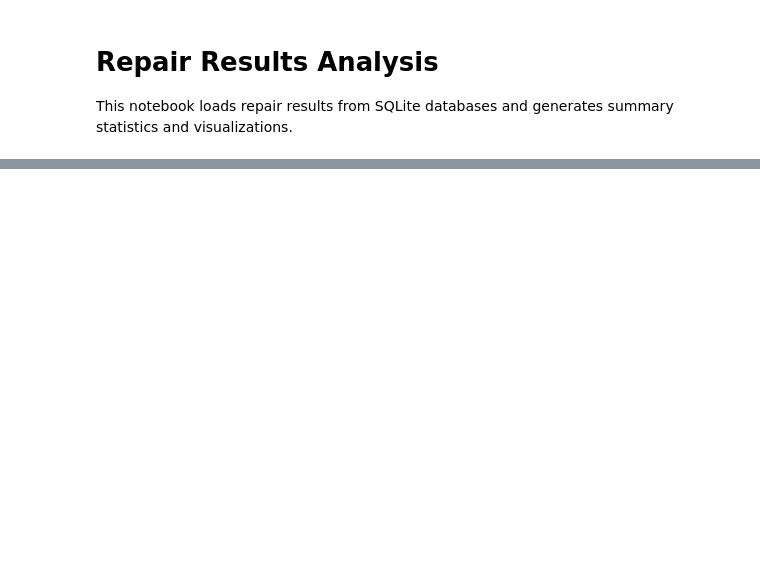
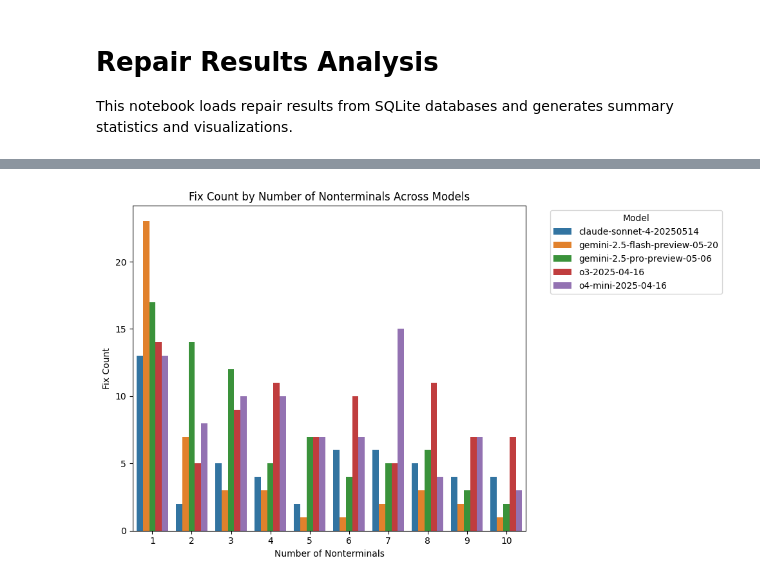
Before and after one commit to Jacksadventure/Grammar_bench, a Jupyter notebook: repair_results_analysis.ipynb, the cells around one changed output, grey strips where cells are left out. Cells and saved outputs as stored; diff of their text form; code cells hidden in the pictures; blank space fills up the shorter version.

```diff
--- a/repair_results_analysis.ipynb
+++ b/repair_results_analysis.ipynb
@@ -119,0 +99,24 @@ The `ci` parameter is deprecated. Use `errorbar='sd'` for the same effect.
+# %%
+# Bar plot of fix counts by number of nonterminals across all models
+records = []
+for db_path in sources_dbs:
+    model = os.path.basename(db_path).removeprefix('repair_results_').removesuffix('_targets.db').split('_')[1]
+    conn = sqlite3.connect(db_path)
+    df_res = pd.read_sql('SELECT case_id, fix FROM repair_results', conn)
+    conn.close()
+    df_ok = df_res[df_res['fix'] == 1].merge(df_cases[['id','num_nonterminals']], left_on='case_id', right_on='id')
+    counts = df_ok['num_nonterminals'].value_counts().sort_index()
+    for num_nt, cnt in counts.items():
+        records.append({'model': model, 'num_nonterminals': num_nt, 'fix_count': cnt})
+
+df_nt_fixes = pd.DataFrame(records)
+
+plt.figure(figsize=(10, 6))
+sns.barplot(data=df_nt_fixes, x='num_nonterminals', y='fix_count', hue='model')
+plt.xlabel('Number of Nonterminals')
+plt.ylabel('Fix Count')
+plt.title('Fix Count by Number of Nonterminals Across Models')
+plt.legend(title='Model', bbox_to_anchor=(1.05, 1), loc='upper left')
+plt.tight_layout()
+# %% [output]
+[figure, added]
```
Also changed, not shown: parts of 14 cells of this notebook, 2 other files.
